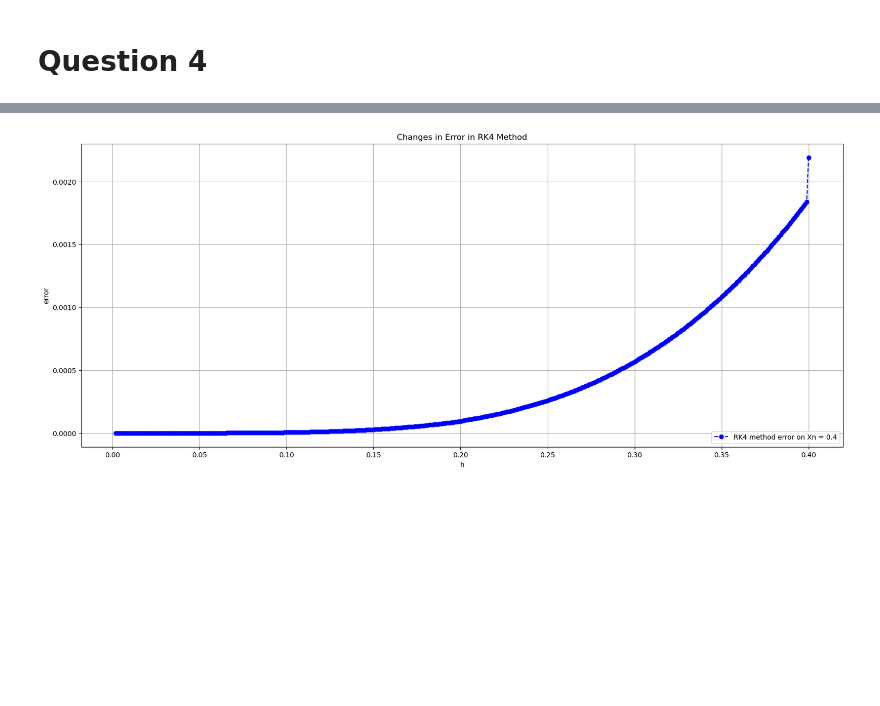
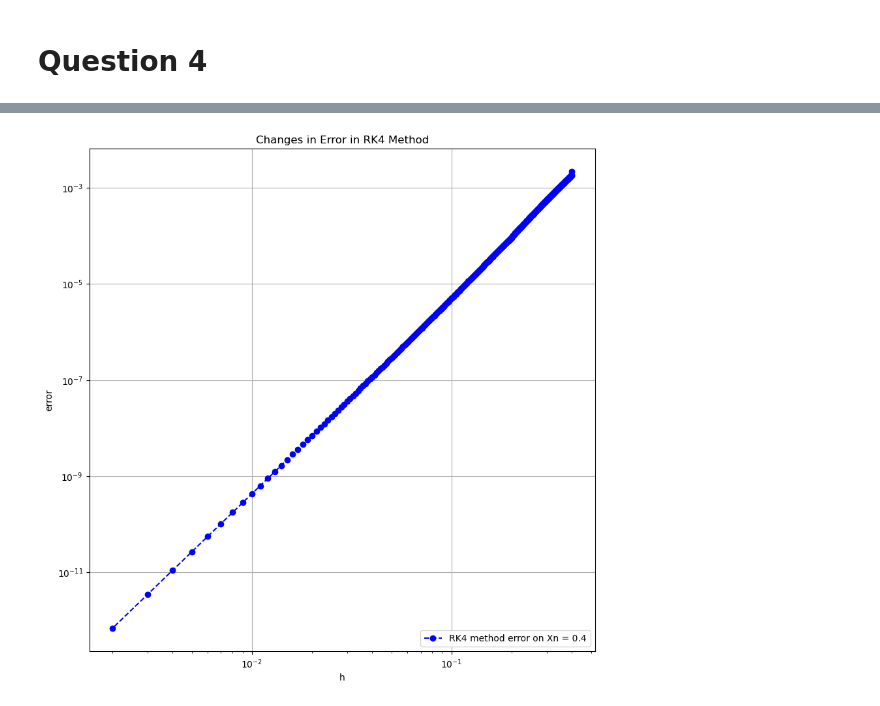
Before and after one commit to RinRin-32/odereport, a Jupyter notebook: main.ipynb, the cells around one changed output, grey strips where cells are left out. Cells and saved outputs as stored; diff of their text form; code cells hidden in the pictures; blank space fills up the shorter version.

```diff
--- a/main.ipynb
+++ b/main.ipynb
@@ -165,13 +165,13 @@ while h >= 0.001:
     err.append(np.abs(y_rk4[np.nonzero(x>=0.4)[0][0]]- y_exact[np.nonzero(x>=0.4)[0][0]]))
     h = h-0.001
 # %%
-plt.figure(figsize = (20,8))
-plt.plot(h_log,err,'bo--', label='RK4 method error on Xn = 0.4')
+plt.figure(figsize = (10,10))
+plt.loglog(h_log,err,'bo--', label='RK4 method error on Xn = 0.4')
 plt.title('Changes in Error in RK4 Method')
 plt.xlabel('h')
 plt.ylabel('error')
 plt.grid()
 plt.legend(loc='lower right')
 plt.show()
 # %% [output]
-[figure, old version]
+[figure, new version]
```
Also changed, not shown: parts of 1 cell of this notebook.
